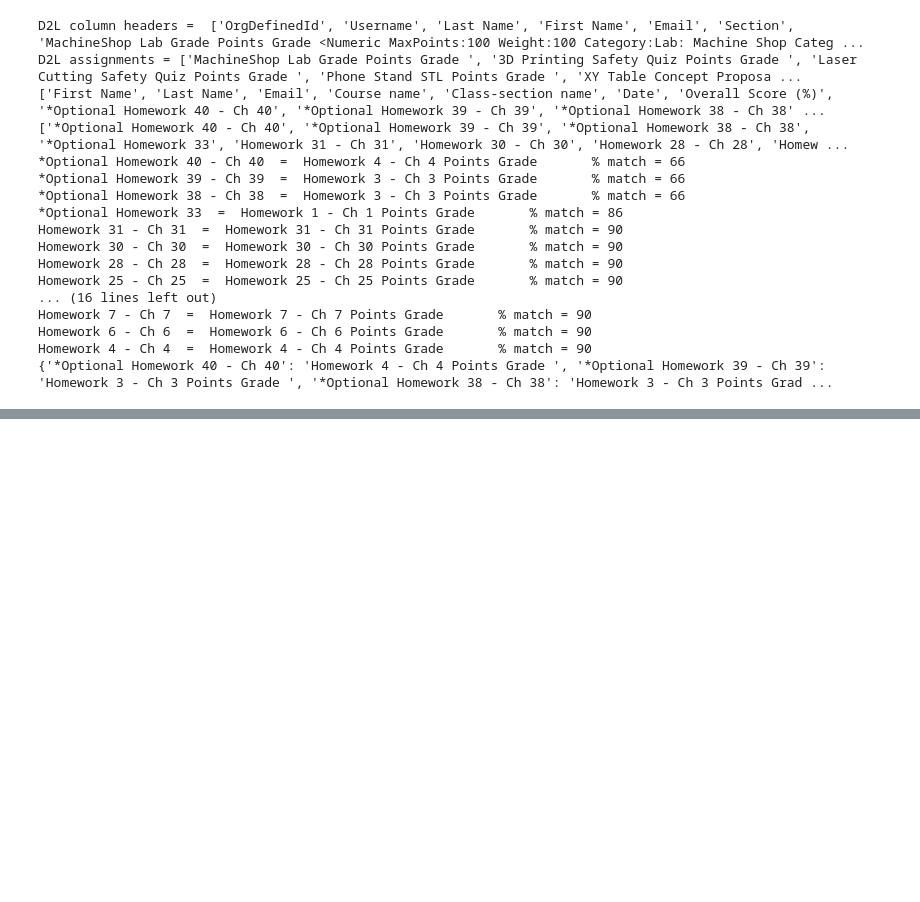
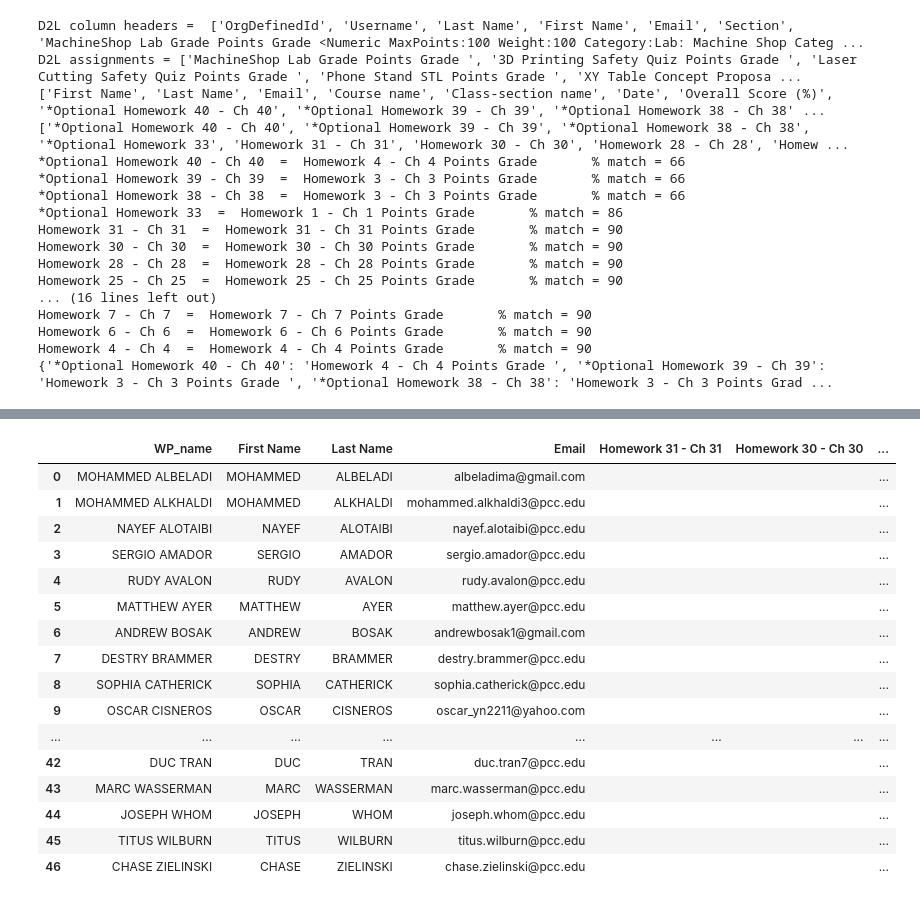
Before and after one commit to ProfessorKazarinoff/gradeconversion, a Jupyter notebook: grade_conversion_notebook.ipynb, the cells around one changed output, grey strips where cells are left out. Cells and saved outputs as stored; diff of their text form; code cells hidden in the pictures; blank space fills up the shorter version.

```diff
--- a/grade_conversion_notebook.ipynb
+++ b/grade_conversion_notebook.ipynb
@@ -119,0 +383,4 @@ Homework 4 - Ch 4  =  Homework 4 - Ch 4 Points Grade       % match = 90
+# %%
+col_headers = df.columns.values.tolist()
+col_headers_with_star_lst = [h for h in col_headers if '*' in h]
+col_headers_with_star_lst
@@ -119,0 +392,3 @@ Homework 4 - Ch 4  =  Homework 4 - Ch 4 Points Grade       % match = 90
+# %%
+df.drop(col_headers_with_star_lst, axis=1, inplace=True)
+df.head()
@@ -119,0 +402,2 @@ Homework 4 - Ch 4  =  Homework 4 - Ch 4 Points Grade       % match = 90
+# %%
+df.insert(0, 'WP_name', df['First Name']+ ' ' + df['Last Name'])
@@ -119,0 +413,22 @@ Homework 4 - Ch 4  =  Homework 4 - Ch 4 Points Grade       % match = 90
+# %%
+df.drop('wp_name', axis=1, inplace=True)
+# %%
+df
+# %% [output]
+|  | WP_name | First Name | Last Name | Email | Homework 31 - Ch 31 | Homework 30 - Ch 30 | ... |
+| 0 | MOHAMMED ALBELADI | MOHAMMED | ALBELADI | albeladima@gmail.com |  |  | ... |
+| 1 | MOHAMMED ALKHALDI | MOHAMMED | ALKHALDI | mohammed.alkhaldi3@pcc.edu |  |  | ... |
+| 2 | NAYEF ALOTAIBI | NAYEF | ALOTAIBI | nayef.alotaibi@pcc.edu |  |  | ... |
+| 3 | SERGIO AMADOR | SERGIO | AMADOR | sergio.amador@pcc.edu |  |  | ... |
+| 4 | RUDY AVALON | RUDY | AVALON | rudy.avalon@pcc.edu |  |  | ... |
+| 5 | MATTHEW AYER | MATTHEW | AYER | matthew.ayer@pcc.edu |  |  | ... |
+| 6 | ANDREW BOSAK | ANDREW | BOSAK | andrewbosak1@gmail.com |  |  | ... |
+| 7 | DESTRY BRAMMER | DESTRY | BRAMMER | destry.brammer@pcc.edu |  |  | ... |
+| 8 | SOPHIA CATHERICK | SOPHIA | CATHERICK | sophia.catherick@pcc.edu |  |  | ... |
+| 9 | OSCAR CISNEROS | OSCAR | CISNEROS | oscar_yn2211@yahoo.com |  |  | ... |
+| ... | ... | ... | ... | ... | ... | ... | ... |
+| 42 | DUC TRAN | DUC | TRAN | duc.tran7@pcc.edu |  |  | ... |
+| 43 | MARC WASSERMAN | MARC | WASSERMAN | marc.wasserman@pcc.edu |  |  | ... |
+| 44 | JOSEPH WHOM | JOSEPH | WHOM | joseph.whom@pcc.edu |  |  | ... |
+| 45 | TITUS WILBURN | TITUS | WILBURN | titus.wilburn@pcc.edu |  |  | ... |
+| 46 | CHASE ZIELINSKI | CHASE | ZIELINSKI | chase.zielinski@pcc.edu |  |  | ... |
```
Also changed, not shown: parts of 32 cells of this notebook, 3 other files.
